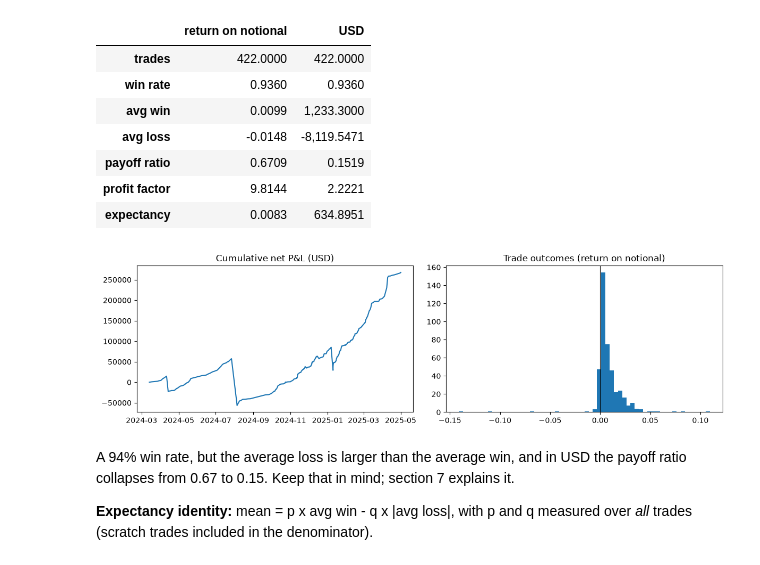
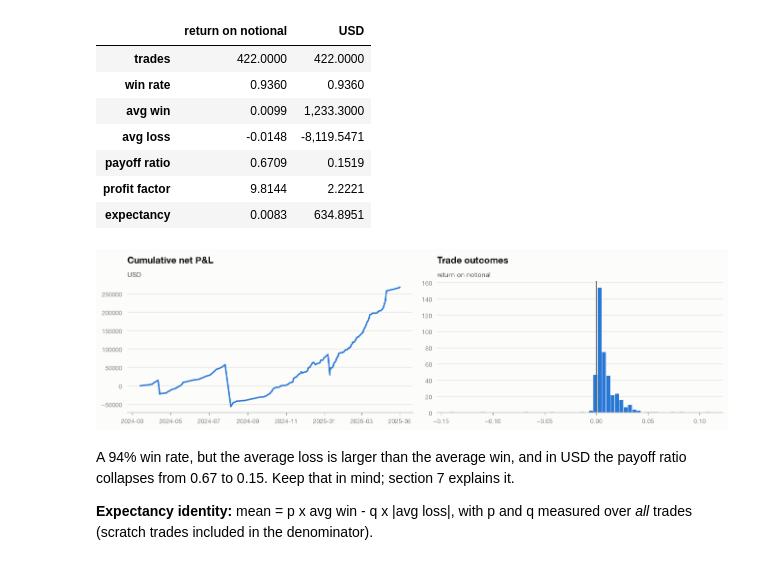
Before and after one commit to AimanxxAnsari/trade-analytics, a Jupyter notebook: notebooks/pillar1_walkthrough.ipynb, the cells around one changed output. Saved outputs shown, nothing was run; the diff lists cells and outputs as text; code cells hidden in the pictures.

```diff
--- a/notebooks/pillar1_walkthrough.ipynb
+++ b/notebooks/pillar1_walkthrough.ipynb
@@ -37,13 +37,16 @@ from trade_analytics.ingest import ConversionOptions, convert_journal
 from trade_analytics.metrics import summarise
 from trade_analytics.monte_carlo import drawdown_risk, max_drawdown, simulate_equity
 from trade_analytics.multiple_testing import slice_tests
+from trade_analytics.plotting import LIGHT as T
+from trade_analytics.plotting import title, use
 from trade_analytics.schema import validate_trades
 from trade_analytics.sharpe import sharpe_summary
 from trade_analytics.sizing import growth_rate, kelly_fraction, kelly_with_uncertainty
 
 ROOT = next(p for p in [Path.cwd(), *Path.cwd().parents] if (p / "pyproject.toml").exists())
 pd.set_option("display.float_format", lambda v: f"{v:,.4f}")
-plt.rcParams["figure.figsize"] = (9, 3.5)
+use(T)  # shared chart style (light theme in the notebook)
+plt.rcParams["figure.figsize"] = (9, 3.6)
 # %% [markdown]
 ## 1. Is the file usable? Schema check and conversion
 
@@ -169,13 +172,13 @@ pd.DataFrame(
 # %%
 fig, axes = plt.subplots(1, 2, figsize=(12, 3.5))
 axes[0].plot(journal["exit_time"], journal["pnl"].cumsum())
-axes[0].set(title="Cumulative net P&L (USD)")
-axes[1].hist(x, bins=60)
-axes[1].axvline(0, color="k", lw=0.8)
-axes[1].set(title="Trade outcomes (return on notional)")
+title(axes[0], "Cumulative net P&L", "USD", T)
+axes[1].hist(x, bins=60, edgecolor=T.surface, linewidth=0.6)
+axes[1].axvline(0, color=T.ink2, lw=1.2)
+title(axes[1], "Trade outcomes", "return on notional", T)
 plt.tight_layout()
 # %% [output]
-[figure, old version]
+[figure, new version]
 # %% [markdown]
 A 94% win rate, but the average loss is larger than the average win, and in USD the payoff ratio
 collapses from 0.67 to 0.15. Keep that in mind; section 7 explains it.
```
Also changed, not shown: parts of 4 cells of this notebook, 13 other files.
